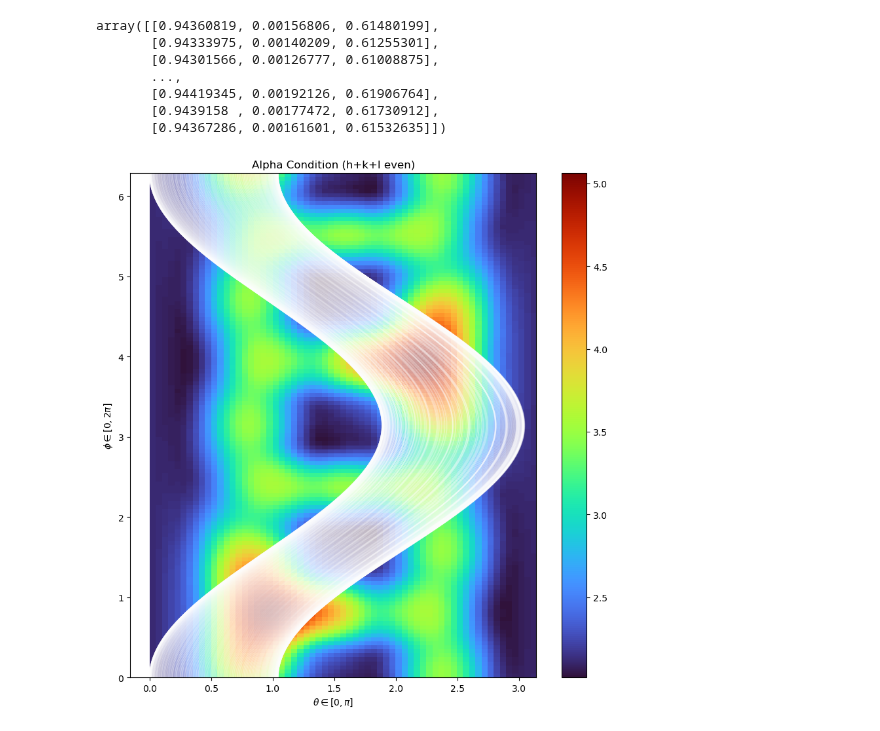
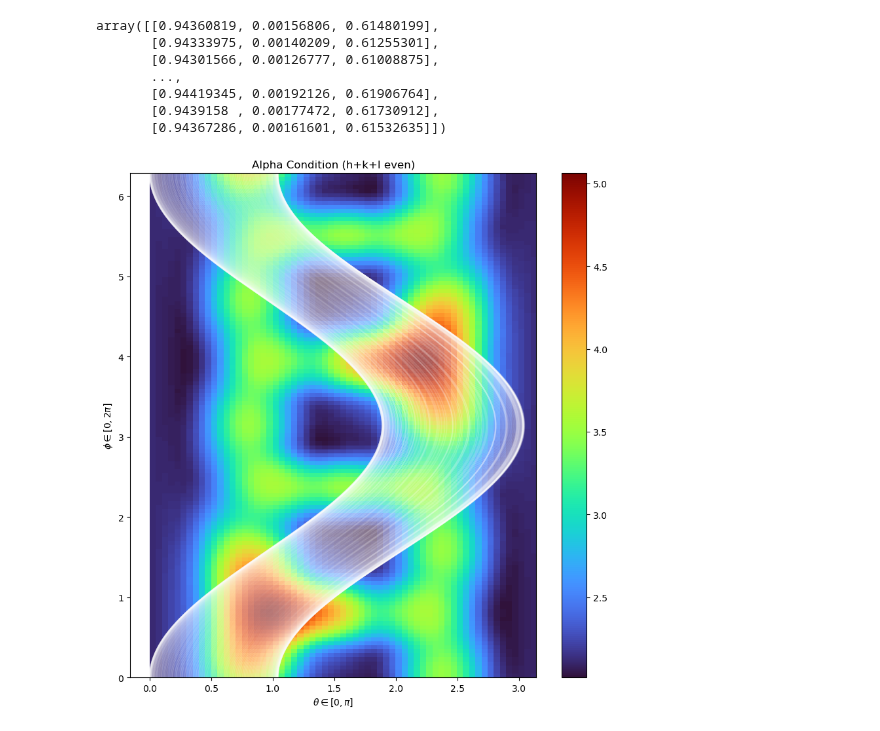
Before and after one commit to Taaseen-Islam-u7121940/Axion-Flux, a Jupyter notebook: Code/ensemble.ipynb, the cells around one changed output. Drawn from its saved outputs; the diff is of its cells as text; code cells hidden in the pictures.

```diff
--- a/Code/ensemble.ipynb
+++ b/Code/ensemble.ipynb
@@ -119,8 +119,6 @@ def angle_dependence(g_ag = 2e-10, t=3):
 
 rates_on_angle = angle_dependence(g_ag = 5.5e-11, t=10)
 rates_square = np.reshape(rates_on_angle, (len(phi_axis), len(theta_axis)))
-# %%
-rates_square = np.reshape(rates_on_angle, (len(phi_axis), len(theta_axis)))
 # %%
 #theta_phi = lambda x: (np.pi/2)-0.99*np.cos(x)+0.44
 theta_phi = lambda x: (np.pi/2)-54.06476699*np.pi/180*np.cos(x)-35.22555939*np.pi/180
@@ -170,20 +168,20 @@ array([[0.94360819, 0.00156806, 0.61480199],
 # %%
 fig,ax = plt.subplots(figsize=(10,10))
 image = ax.imshow(rates_square, interpolation='none', extent = (0,np.pi,0,2*np.pi), aspect='auto', origin='lower', cmap='turbo')
 #path = ax.plot(theta_phi(phi_axis), phi_axis, c="white")
 #ax.scatter(alt_polar, az_rad, c="magenta")
 
 phi_axis = np.arange(0, 2*np.pi, 0.01)
 for triplet in fits:
-    ax.plot(np.pi/2-cosine_func(phi_axis, *triplet), phi_axis, c="white", alpha=0.3)
+    ax.plot(np.pi/2-cosine_func(phi_axis, *triplet), phi_axis, c="white", alpha=0.15)
 
 plt.colorbar(image)
 plt.title("Alpha Condition (h+k+l even)")
 plt.xlabel("$\\theta \in [0,\pi]$")
 plt.ylabel("$\phi \in [0,2\pi]$")
 plt.show()
 # %% [output]
-[figure, old version]
+[figure, new version]
 # %%
 def annual_change(coupling = 5.5e-11, time=10):
     output = []
```
Also changed, not shown: parts of 11 cells of this notebook, 2 other files.
